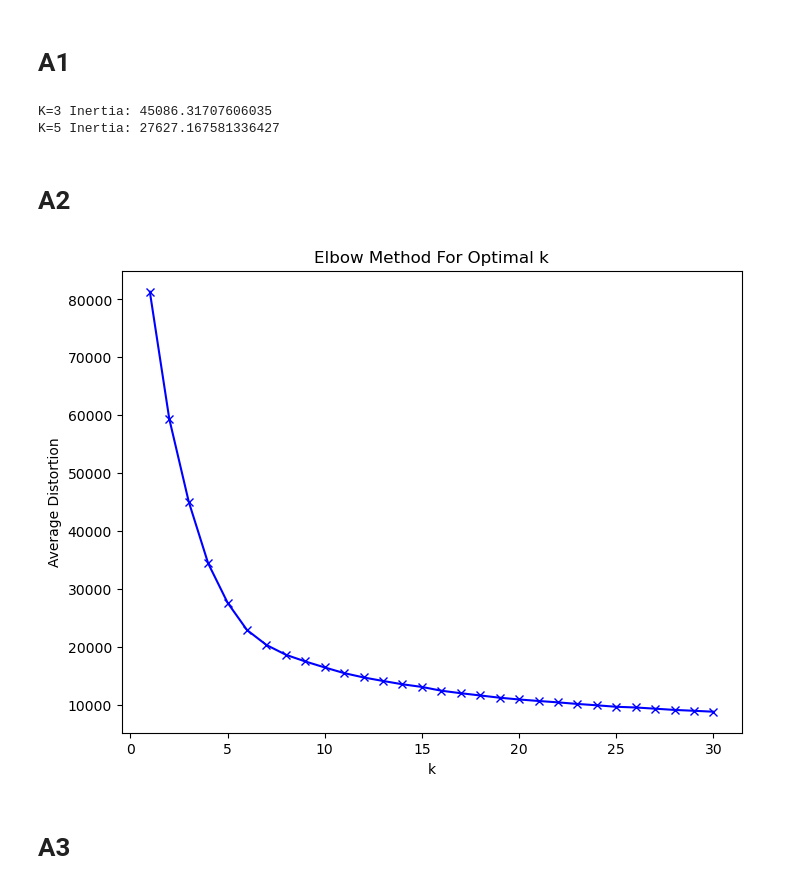
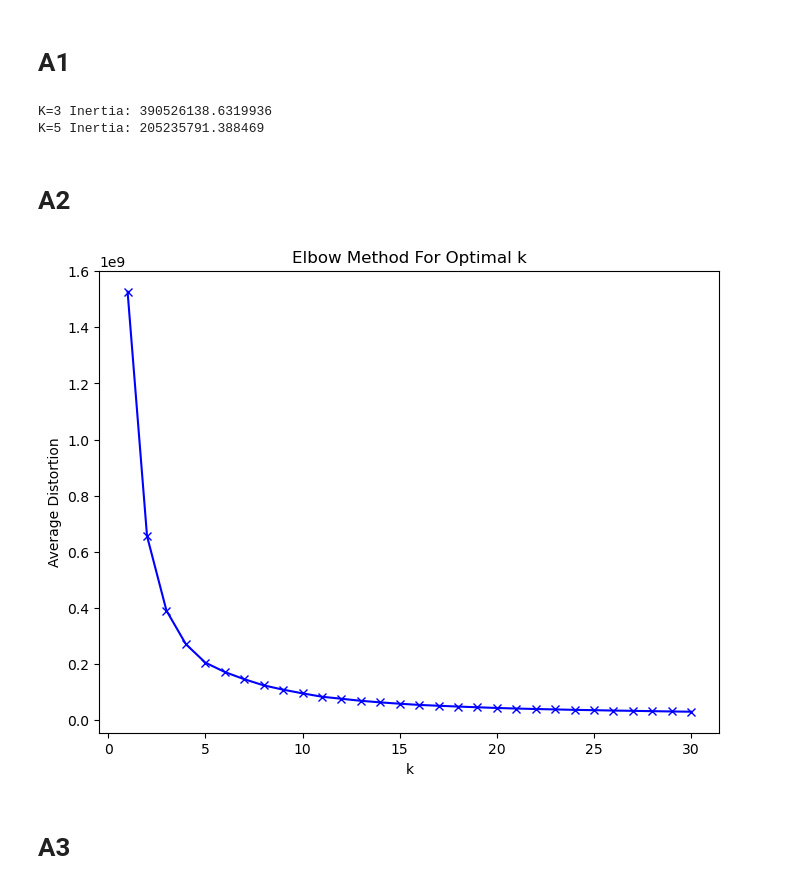
Before and after one commit to krishna21154/ML-project, a Jupyter notebook: lab9-10 21154.ipynb, the cells around one changed output. Cells and saved outputs as stored; diff of their text form; code cells hidden in the pictures.

```diff
--- a/lab9-10 21154.ipynb
+++ b/lab9-10 21154.ipynb
@@ -6,6 +10,7 @@ from sklearn.preprocessing import StandardScaler
 # %%
-data = pd.read_excel("GLCM_extended_dataset_31-01-2023.xlsx")
-data
+df = pd.read_excel("GLCM_extended_dataset_31-01-2023.xlsx")
+df.drop("fname",axis=1,inplace=True)
+df.head(3)
 # %% [output]
 |  | dissimilarity_0 | dissimilarity_45 | dissimilarity_90 | dissimilarity_135 | correlation_0 | correlation_45 | ... |
 | 0 | 3.678102 | 6.468785 | 6.257544 | 6.491273 | 0.915573 | 0.018493 | ... |
@@ -58,49 +21,44 @@ data
 # **A1**
 # %%
 # Identifying non-numeric columns
-non_numeric_columns = data.select_dtypes(exclude=['number']).columns.tolist()
+x=df.drop("label",axis=1)
+y=df["label"]
 
-# Removing non-numeric columns
-numeric_data = data.drop(non_numeric_columns, axis=1)
-
-# Preprocessing the numeric data (scaling or normalization might be needed)
-scaler = StandardScaler()
-data_scaled = scaler.fit_transform(numeric_data)
 
 # K-means clustering with k = 3
 kmeans3 = KMeans(n_clusters=3)
-kmeans3.fit(data_scaled)
+kmeans3.fit(x)
 
 # K-means clustering with k = 5
 kmeans5 = KMeans(n_clusters=5)
-kmeans5.fit(data_scaled)
+kmeans5.fit(x)
 
 # Checking inertia or silhouette scores for evaluating the clustering
 print("K=3 Inertia:", kmeans3.inertia_)
 print("K=5 Inertia:", kmeans5.inertia_)
 # %% [output]
-K=3 Inertia: 45086.31707606035
-K=5 Inertia: 27627.167581336427
+K=3 Inertia: 390526138.6319936
+K=5 Inertia: 205235791.388469
 # %% [markdown]
 # **A2**
 # %%
 # Determining the ideal k value using the Elbow Method
 distortions = []
 K = range(1, 31)
 for k in K:
     kmeans = KMeans(n_clusters=k)
-    kmeans.fit(data_scaled)
+    kmeans.fit(x)
     distortions.append(kmeans.inertia_)
 
 # Plotting the Elbow graph
 plt.figure(figsize=(8, 6))
 plt.plot(K, distortions, 'bx-')
 plt.xlabel('k')
 plt.ylabel('Average Distortion')
 plt.title('Elbow Method For Optimal k')
 plt.show()
 # %% [output]
-[figure, old version]
+[figure, new version]
 # %% [markdown]
 # **A3**
 # %%
```
Also changed, not shown: parts of 8 cells of this notebook.
